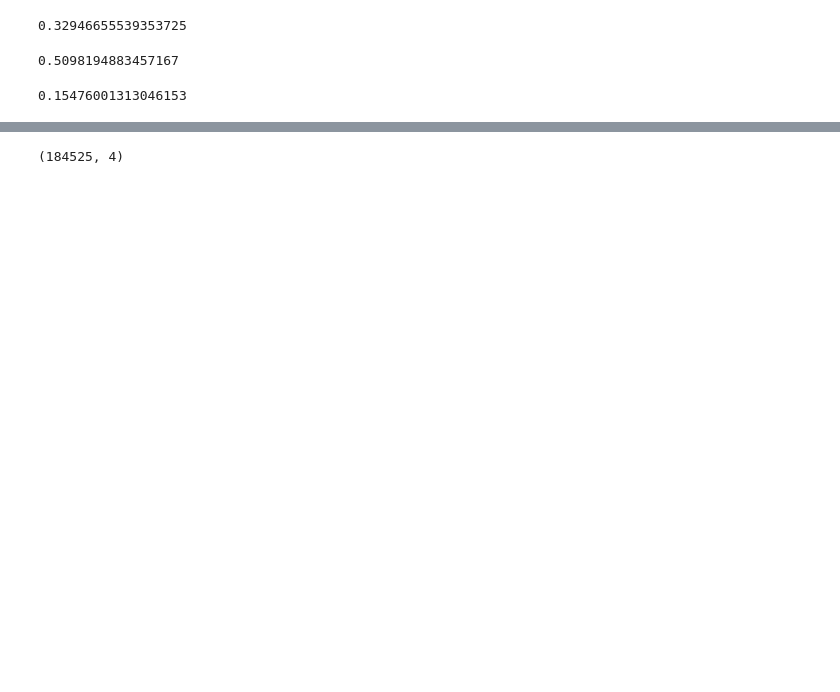
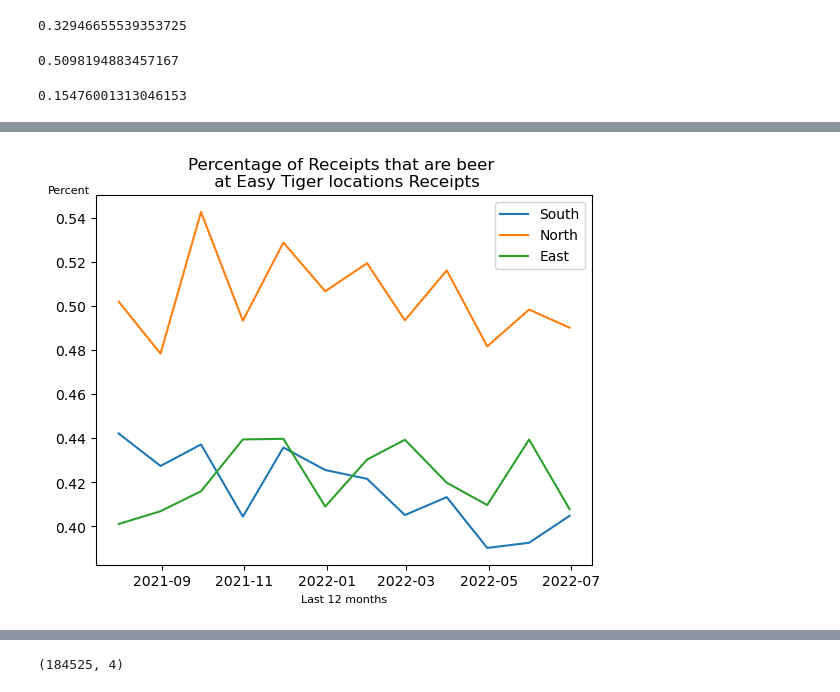
Before and after one commit to austinpracticaldatascience/texas_beer, a Jupyter notebook: mixed_receipts_joebryan.ipynb, the cells around one changed output, grey strips where cells are left out. Saved outputs shown, nothing was run; the diff lists cells and outputs as text; code cells hidden in the pictures; blank space fills up the shorter version.

```diff
--- a/mixed_receipts_joebryan.ipynb
+++ b/mixed_receipts_joebryan.ipynb
@@ -414,0 +425,12 @@ aus_month['Wine %'] = aus_month['Wine Receipts'] / aus_month['Total Receipts']
+# %%
+def joint_tabc(df,tabc,name,add):
+
+    print("Mean percentage of sales per month that are beer is", (aus_month.loc[aus_month['TABC Permit Number'].str.contains(tabc, case=False) & aus_month['Location Name'].str.contains(name, case=False) & aus_month['Location Address'].str.contains(add, case=False)]['Beer %'].mean())*100, "%.")
+
+    t = aus_month.loc[aus_month['TABC Permit Number'].str.contains(tabc, case=False) & aus_month['Location Name'].str.contains(name, case=False) & aus_month['Location Address'].str.contains(add, case=False)].tail(12)
+
+    return t
+# %%
+easy_tiger_east = joint_tabc(aus_month,'mb','easy','1501')
+
+easy_tiger_east
@@ -414,0 +452,4 @@ aus_month['Wine %'] = aus_month['Wine Receipts'] / aus_month['Total Receipts']
+# %%
+easy_tiger_north = joint_tabc(aus_month,'mb','easy','int')
+
+easy_tiger_north
@@ -414,0 +471,4 @@ aus_month['Wine %'] = aus_month['Wine Receipts'] / aus_month['Total Receipts']
+# %%
+easy_tiger_south = joint_tabc(aus_month,'mb','easy','3508')
+
+easy_tiger_south
@@ -414,0 +490,22 @@ aus_month['Wine %'] = aus_month['Wine Receipts'] / aus_month['Total Receipts']
+# %%
+import matplotlib.pyplot as plt
+
+# X axis
+x = easy_tiger_south['Obligation End Date'].tail(12)
+
+y_south = easy_tiger_south['Beer %'].tail(12)
+y_east = easy_tiger_east['Beer %'].tail(12)
+y_north = easy_tiger_north['Beer %'].tail(12)
+
+# Plot lines
+plt.plot(x, y_south, label='South')
+plt.plot(x, y_north, label='North')
+plt.plot(x, y_east, label='East')
+plt.title("Percentage of Receipts that are beer \n at Easy Tiger locations Receipts")
+# Set ylabel to be horizontal
+plt.ylabel("Percent", labelpad=-25, loc='top', rotation='horizontal', fontsize=8)
+plt.xlabel("Last 12 months", fontsize=8)
+plt.legend()
+plt.show()
+# %% [output]
+[figure, added]
```
Also changed, not shown: parts of 21 cells of this notebook.
